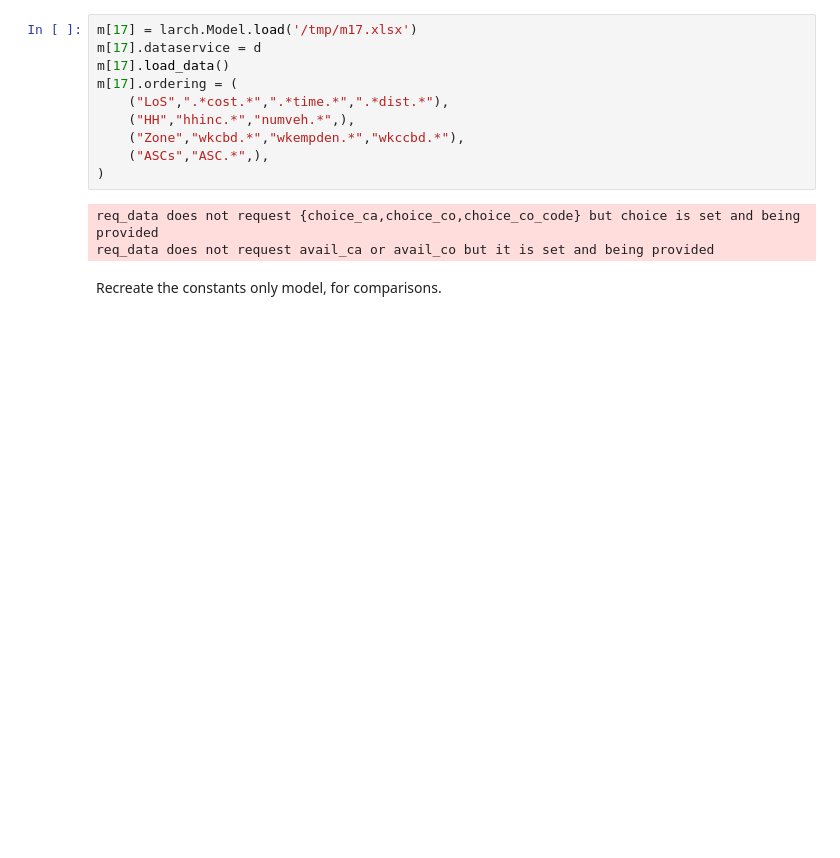
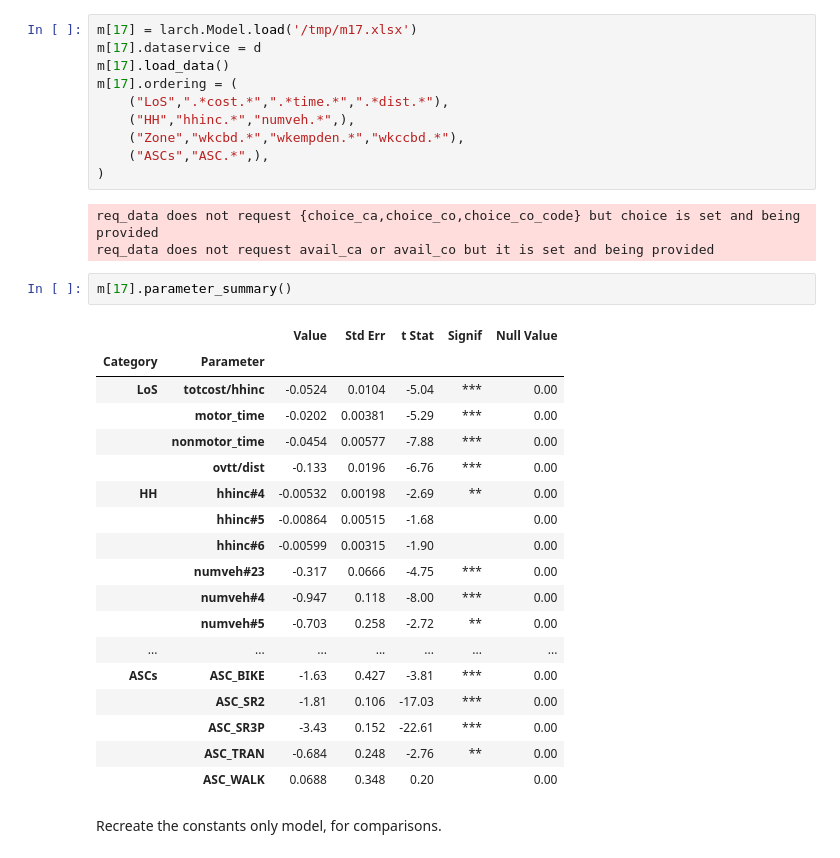
Before and after one commit to jpn--/python-for-transportation-modeling, a Jupyter notebook: course-content/choice-modeling/005-nested-logit.ipynb, the cells around one changed output. Cells and saved outputs as stored; diff of their text form; blank space fills up the shorter version.

```diff
--- a/course-content/choice-modeling/005-nested-logit.ipynb
+++ b/course-content/choice-modeling/005-nested-logit.ipynb
@@ -395,6 +395,27 @@ m[17].ordering = (
 # %% [output]
 req_data does not request {choice_ca,choice_co,choice_co_code} but choice is set and being provided
 req_data does not request avail_ca or avail_co but it is set and being provided
+# %%
+m[17].parameter_summary()
+# %% [output]
+|  |  | Value | Std Err | t Stat | Signif | Null Value |
+| Category | Parameter |  |  |  |  |  |
+| LoS | totcost/hhinc | -0.0524 | 0.0104 | -5.04 | *** | 0.00 |
+|  | motor_time | -0.0202 | 0.00381 | -5.29 | *** | 0.00 |
+|  | nonmotor_time | -0.0454 | 0.00577 | -7.88 | *** | 0.00 |
+|  | ovtt/dist | -0.133 | 0.0196 | -6.76 | *** | 0.00 |
+| HH | hhinc#4 | -0.00532 | 0.00198 | -2.69 | ** | 0.00 |
+|  | hhinc#5 | -0.00864 | 0.00515 | -1.68 |  | 0.00 |
+|  | hhinc#6 | -0.00599 | 0.00315 | -1.90 |  | 0.00 |
+|  | numveh#23 | -0.317 | 0.0666 | -4.75 | *** | 0.00 |
+|  | numveh#4 | -0.947 | 0.118 | -8.00 | *** | 0.00 |
+|  | numveh#5 | -0.703 | 0.258 | -2.72 | ** | 0.00 |
+| ... | ... | ... | ... | ... | ... | ... |
+| ASCs | ASC_BIKE | -1.63 | 0.427 | -3.81 | *** | 0.00 |
+|  | ASC_SR2 | -1.81 | 0.106 | -17.03 | *** | 0.00 |
+|  | ASC_SR3P | -3.43 | 0.152 | -22.61 | *** | 0.00 |
+|  | ASC_TRAN | -0.684 | 0.248 | -2.76 | ** | 0.00 |
+|  | ASC_WALK | 0.0688 | 0.348 | 0.20 |  | 0.00 |
 # %% [markdown]
 Recreate the constants only model, for comparisons.
 # %%
```
Also changed, not shown: parts of 34 cells of this notebook, 1 other file.
